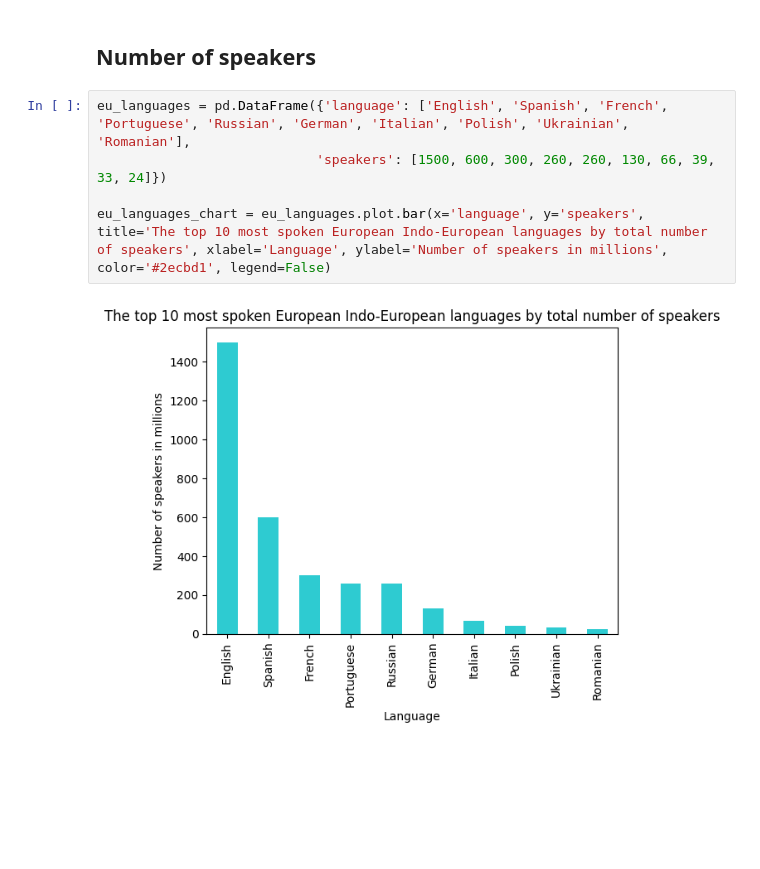
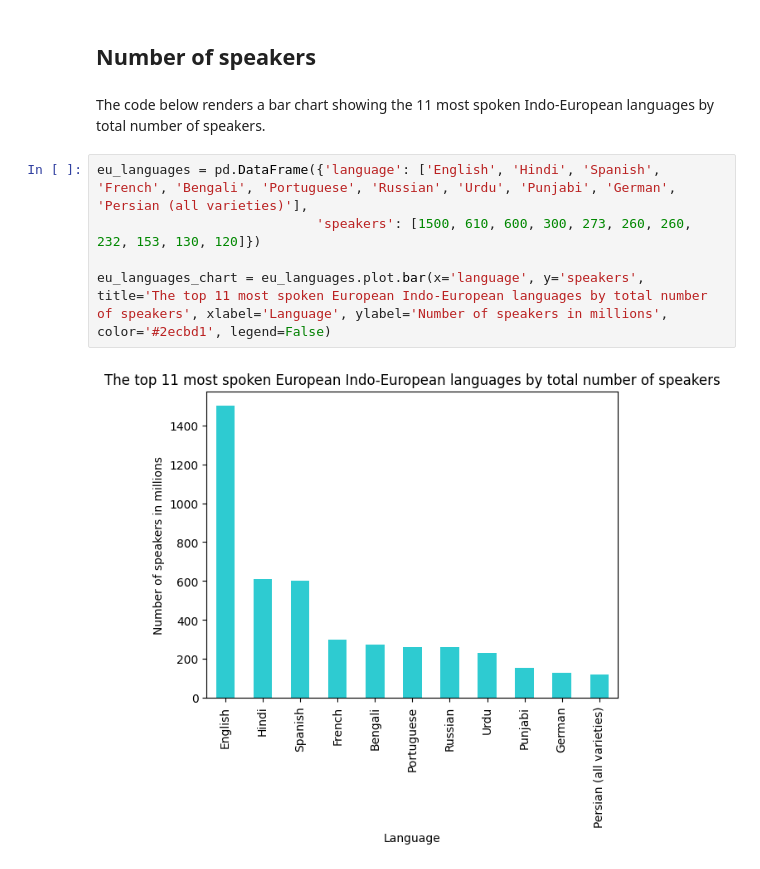
Before and after one commit to koalfred/world_languages, a Jupyter notebook: Indo-European Languages.ipynb, the cells around one changed output. Saved outputs shown, nothing was run; the diff lists cells and outputs as text; blank space fills up the shorter version.

```diff
--- a/Indo-European Languages.ipynb
+++ b/Indo-European Languages.ipynb
@@ -281,12 +372,14 @@ Coming soon
 # %% [markdown]
 ## Number of speakers
+# %% [markdown]
+The code below renders a bar chart showing the 11 most spoken Indo-European languages by total number of speakers.
 # %%
-eu_languages = pd.DataFrame({'language': ['English', 'Spanish', 'French', 'Portuguese', 'Russian', 'German', 'Italian', 'Polish', 'Ukrainian', 'Romanian'],
-                            'speakers': [1500, 600, 300, 260, 260, 130, 66, 39, 33, 24]})
+eu_languages = pd.DataFrame({'language': ['English', 'Hindi', 'Spanish', 'French', 'Bengali', 'Portuguese', 'Russian', 'Urdu', 'Punjabi', 'German', 'Persian (all varieties)'],
+                            'speakers': [1500, 610, 600, 300, 273, 260, 260, 232, 153, 130, 120]})
 
-eu_languages_chart = eu_languages.plot.bar(x='language', y='speakers', title='The top 10 most spoken European Indo-European languages by total number of speakers', xlabel='Language', ylabel='Number of speakers in millions', color='#2ecbd1', legend=False)
+eu_languages_chart = eu_languages.plot.bar(x='language', y='speakers', title='The top 11 most spoken European Indo-European languages by total number of speakers', xlabel='Language', ylabel='Number of speakers in millions', color='#2ecbd1', legend=False)
 # %% [output]
-[figure, old version]
+[figure, new version]
 # %% [markdown]
 ## References:
 
```
Also changed, not shown: parts of 11 cells of this notebook, 1 other file.
